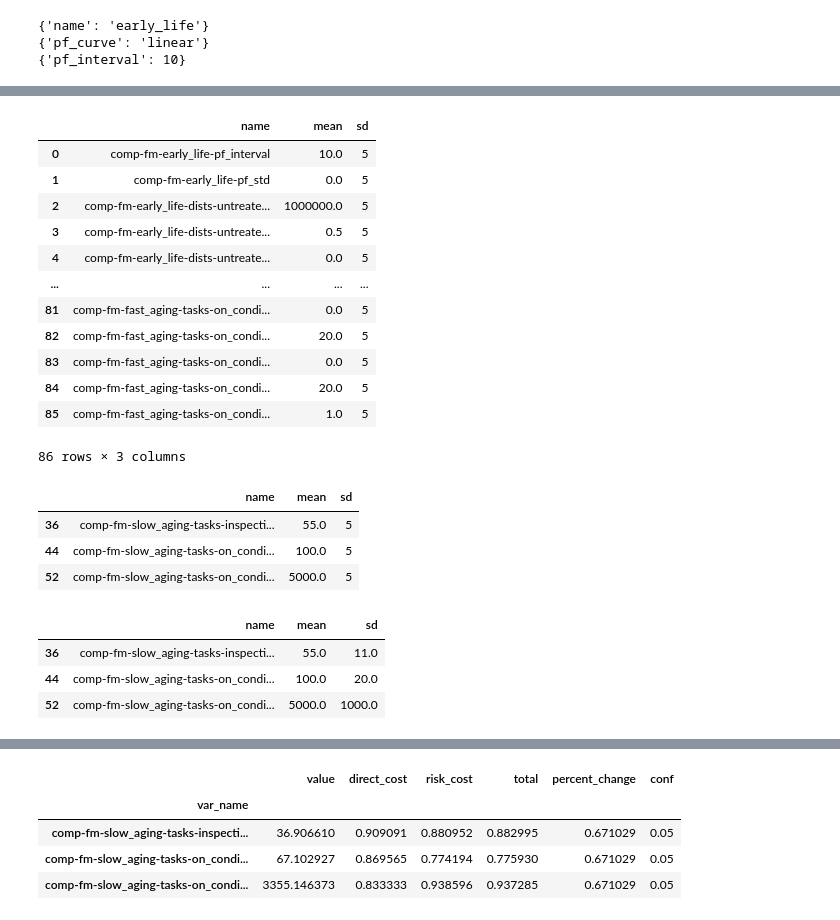
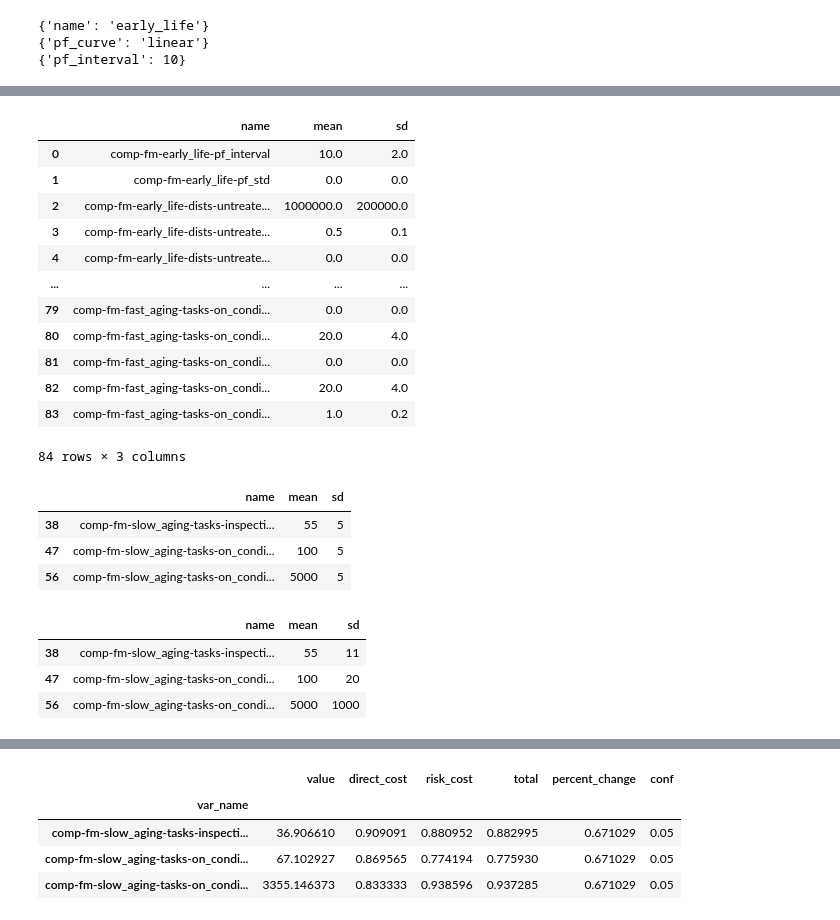
Before and after one commit to gavintreseder/pof, a Jupyter notebook: notebooks/component.ipynb, the cells around one changed output, grey strips where cells are left out. Drawn from its saved outputs; the diff is of its cells as text; code cells hidden in the pictures.

```diff
--- a/notebooks/component.ipynb
+++ b/notebooks/component.ipynb
@@ -791,7 +792,13 @@ def component_val_to_csv():
     df[["key_1", "key_2", "key_3", "key_4", "key_5", "key_6", "key_7", "key_8", "key_9"]] = pd.DataFrame(test[1].to_list())
     df.set_index(["name"], drop = True).to_csv("csv.csv")
 # %%
+# import pof.test.fixtures
+# comp = Component.from_dict(fixtures.component_data_slow["comp"])
+
 comp = Component().demo()
+# comp.fm.pop('fast_aging')
+# comp.fm.pop('early_life')
+# comp.fm.pop('random')
 
 d = {}
 d_split = {}
@@ -901,60 +908,62 @@ for id_ in comp.get_dash_ids():
                 d_split[id_] = id_.split("-")
         elif s == "t_delay":
             value = value.t_delay
             if isinstance(value, str):
                 continue
             elif isinstance(value, bool):
                 continue
             else:
                 d[id_] = value
                 d_split[id_] = id_.split("-")
         elif s == "states":
             value = value.states
         elif s == "impact":
             value = value.impacts
         elif s == "trigger":
             value = value.triggers
         elif s == id_str[-1]:
             if isinstance(value[s], str):
                 continue
             elif isinstance(value[s], bool):
                 continue
+            if isinstance(value[s], list):
+                continue
             else:
                 d[id_] = value[s]
                 d_split[id_] = id_.split("-")
         else:
             value = value[s]
 df = pd.DataFrame(d.items(), columns=['name', 'mean'])
-df["sd"] = 5
+df["sd"] = df['mean']*.2
 df
 # %% [output]
 |  | name | mean | sd |
-| 0 | comp-fm-early_life-pf_interval | 10.0 | 5 |
-| 1 | comp-fm-early_life-pf_std | 0.0 | 5 |
-| 2 | comp-fm-early_life-dists-untreate... | 1000000.0 | 5 |
-| 3 | comp-fm-early_life-dists-untreate... | 0.5 | 5 |
-| 4 | comp-fm-early_life-dists-untreate... | 0.0 | 5 |
+| 0 | comp-fm-early_life-pf_interval | 10.0 | 2.0 |
+| 1 | comp-fm-early_life-pf_std | 0.0 | 0.0 |
+| 2 | comp-fm-early_life-dists-untreate... | 1000000.0 | 200000.0 |
+| 3 | comp-fm-early_life-dists-untreate... | 0.5 | 0.1 |
+| 4 | comp-fm-early_life-dists-untreate... | 0.0 | 0.0 |
 | ... | ... | ... | ... |
-| 81 | comp-fm-fast_aging-tasks-on_condi... | 0.0 | 5 |
-| 82 | comp-fm-fast_aging-tasks-on_condi... | 20.0 | 5 |
-| 83 | comp-fm-fast_aging-tasks-on_condi... | 0.0 | 5 |
-| 84 | comp-fm-fast_aging-tasks-on_condi... | 20.0 | 5 |
-| 85 | comp-fm-fast_aging-tasks-on_condi... | 1.0 | 5 |
+| 79 | comp-fm-fast_aging-tasks-on_condi... | 0.0 | 0.0 |
+| 80 | comp-fm-fast_aging-tasks-on_condi... | 20.0 | 4.0 |
+| 81 | comp-fm-fast_aging-tasks-on_condi... | 0.0 | 0.0 |
+| 82 | comp-fm-fast_aging-tasks-on_condi... | 20.0 | 4.0 |
+| 83 | comp-fm-fast_aging-tasks-on_condi... | 1.0 | 0.2 |
-86 rows × 3 columns
+84 rows × 3 columns
 # %%
 df_inspection_slow = df[df['name'].str.contains('cost')]
 df_inspection_slow = df_inspection_slow[df_inspection_slow['name'].str.contains('slow')]
 df_inspection_slow
 # %% [output]
 |  | name | mean | sd |
-| 36 | comp-fm-slow_aging-tasks-inspecti... | 55.0 | 5 |
-| 44 | comp-fm-slow_aging-tasks-on_condi... | 100.0 | 5 |
-| 52 | comp-fm-slow_aging-tasks-on_condi... | 5000.0 | 5 |
+| 38 | comp-fm-slow_aging-tasks-inspecti... | 55 | 5 |
+| 47 | comp-fm-slow_aging-tasks-on_condi... | 100 | 5 |
+| 56 | comp-fm-slow_aging-tasks-on_condi... | 5000 | 5 |
 # %%
 df_inspection_slow['sd'] = df_inspection_slow['mean']*.2
 df_inspection_slow
 # %% [output]
 |  | name | mean | sd |
-| 36 | comp-fm-slow_aging-tasks-inspecti... | 55.0 | 11.0 |
-| 44 | comp-fm-slow_aging-tasks-on_condi... | 100.0 | 20.0 |
-| 52 | comp-fm-slow_aging-tasks-on_condi... | 5000.0 | 1000.0 |
+| 38 | comp-fm-slow_aging-tasks-inspecti... | 55 | 11 |
+| 47 | comp-fm-slow_aging-tasks-on_condi... | 100 | 20 |
+| 56 | comp-fm-slow_aging-tasks-on_condi... | 5000 | 1000 |
```
Also changed, not shown: parts of 7 cells of this notebook, 3 other files.
